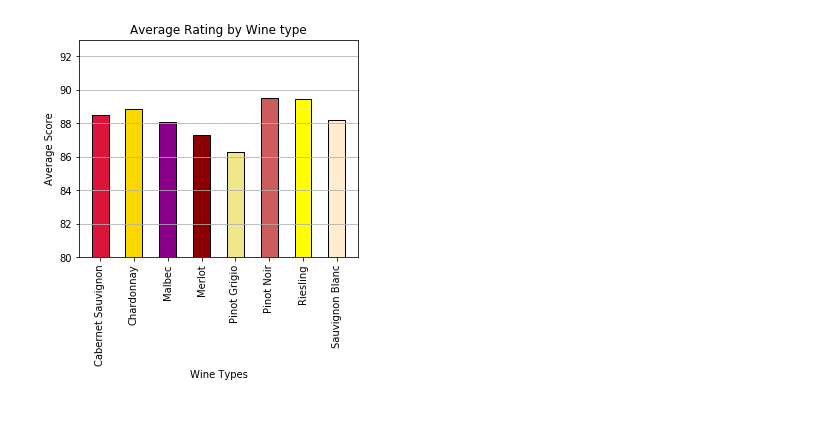
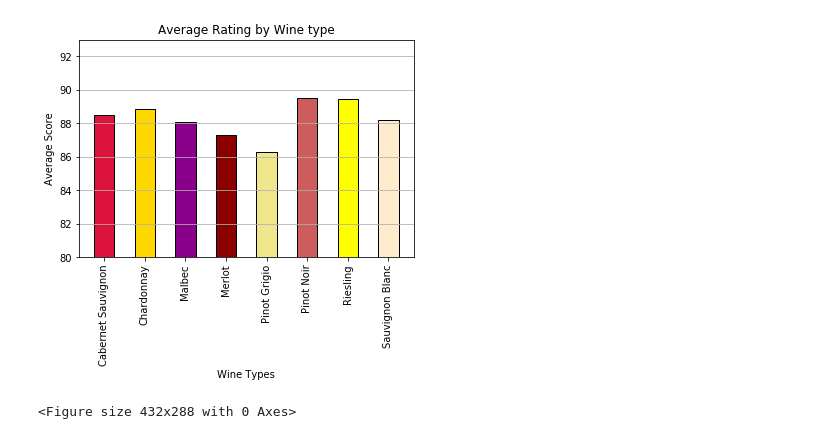
Before and after one commit to mcgeec91/Wine_Project, a Jupyter notebook: chris_data_1.ipynb, the cells around one changed output. Saved outputs shown, nothing was run; the diff lists cells and outputs as text; code cells hidden in the pictures.

```diff
--- a/chris_data_1.ipynb
+++ b/chris_data_1.ipynb
@@ -28,34 +41,36 @@ merlot_score=merlot_df['points'].mean()
 grigio_score=pinot_grigio_df['points'].mean()
 noir_score=pinot_noir_df['points'].mean()
 riesling_score=riesling_df['points'].mean()
 sauvignon_score=sauvignon_blanc_df['points'].mean()
 all_wine_scores = [cabernet_score, chardonnay_score, malbec_score, merlot_score, grigio_score, noir_score, riesling_score, sauvignon_score]
 
 
 #add the names as they are going to appear on bar graph with colors
 names= ['Cabernet Sauvignon', 'Chardonnay', 'Malbec','Merlot', 'Pinot Grigio', 'Pinot Noir','Riesling', 'Sauvignon Blanc']
 my_colors = ["crimson", "gold", "darkmagenta", "darkred", "khaki", "indianred", "yellow", "blanchedalmond"]
 
 
 
 plt.bar(names,all_wine_scores, width=.5,color=my_colors,edgecolor="k")
 plt.title("Average Rating by Wine type")
 plt.xlabel("Wine Types")
 plt.ylabel("Average Score")
 
 
 y=[80,82,84,86,88,90,92,94,96]
 plt.yticks(y)
 plt.grid(axis='y')
 plt.xticks(rotation=90)
 plt.ylim((80, 93))
 # Save the figure
 plt.savefig("Images/Average_Rating_by_Wine_type.png")
 
 # Show plot
 plt.show()
+plt.tight_layout()
 # %% [output]
-[figure, old version]
+[figure, new version]
+<Figure size 432x288 with 0 Axes>
 # %%
 
 top_wineries=pd.DataFrame(new_common_wine).sort_values(["points"], ascending=False)
```
Also changed, not shown: parts of 3 cells of this notebook.
